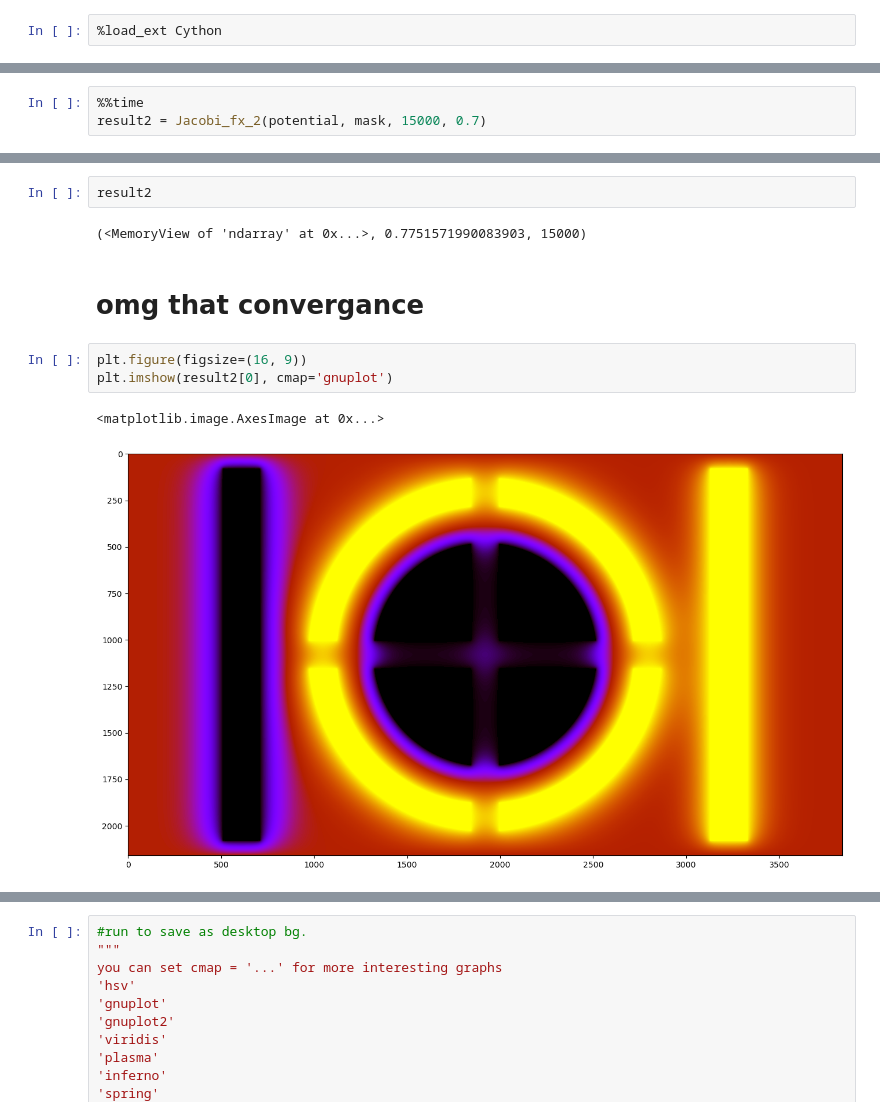
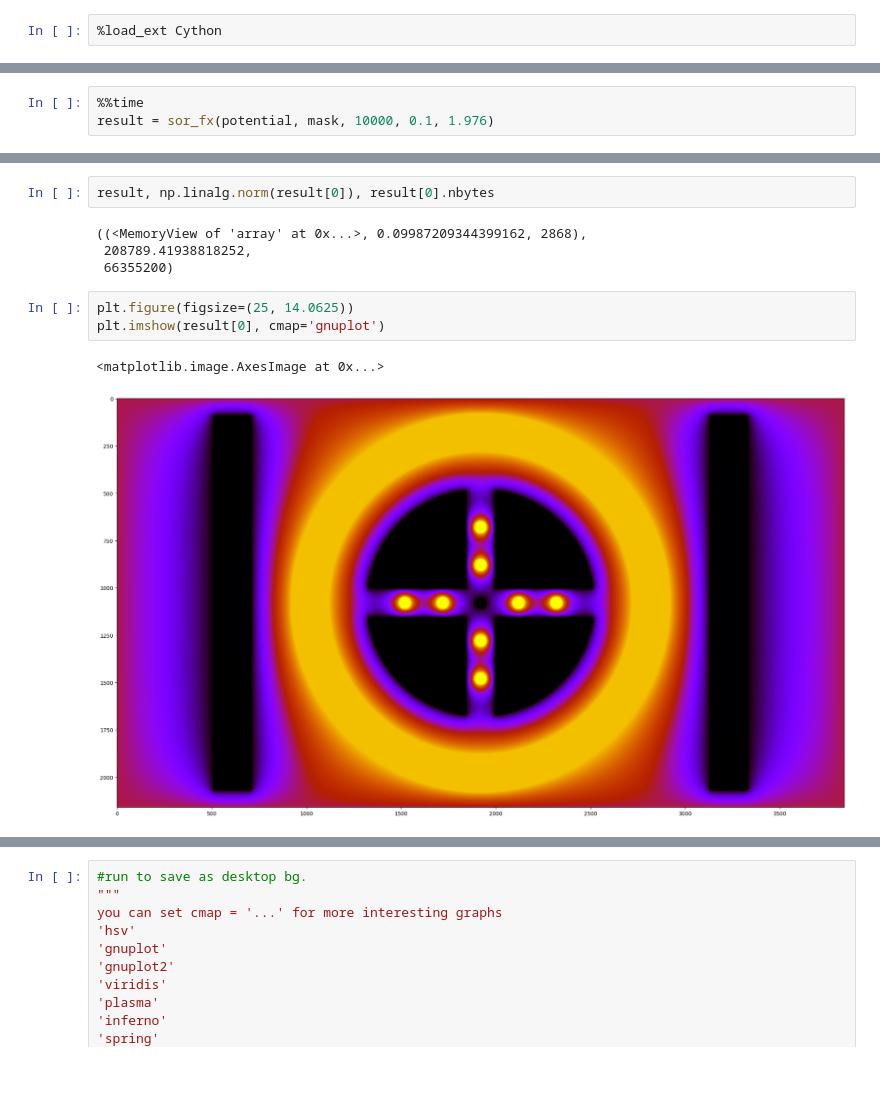
Before and after one commit to dcthecook/electrodynamics, a Jupyter notebook: CYTHON_Jacobi_Up_cycle.ipynb, the cells around one changed output, grey strips where cells are left out. Saved outputs shown, nothing was run; the diff lists cells and outputs as text; blank space fills up the shorter version.

```diff
--- a/CYTHON_Jacobi_Up_cycle.ipynb
+++ b/CYTHON_Jacobi_Up_cycle.ipynb
@@ -416,4 +296,4 @@ Jacobi_fx(potential, mask, 10000, 0.09) and equal it to an object
 # %%
 %%time
-result2 = Jacobi_fx_2(potential, mask, 15000, 0.7)
+result = sor_fx(potential, mask, 10000, 0.1, 1.976)
 # %% [output]
@@ -424,12 +301,12 @@ Wall time: 7min 46s
-# %%
-result2
-# %% [output]
-(<MemoryView of 'ndarray' at 0x...>, 0.7751571990083903, 15000)
-# %% [markdown]
-# omg that convergance
+# %%
+result, np.linalg.norm(result[0]), result[0].nbytes
+# %% [output]
+((<MemoryView of 'array' at 0x...>, 0.09987209344399162, 2868),
+ 208789.41938818252,
+ 66355200)
 # %%
-plt.figure(figsize=(16, 9))
-plt.imshow(result2[0], cmap='gnuplot')
+plt.figure(figsize=(25, 14.0625))
+plt.imshow(result[0], cmap='gnuplot')
 # %% [output]
 <matplotlib.image.AxesImage at 0x...>
-[figure, old version]
+[figure, new version]
```
Also changed, not shown: parts of 25 cells of this notebook.
